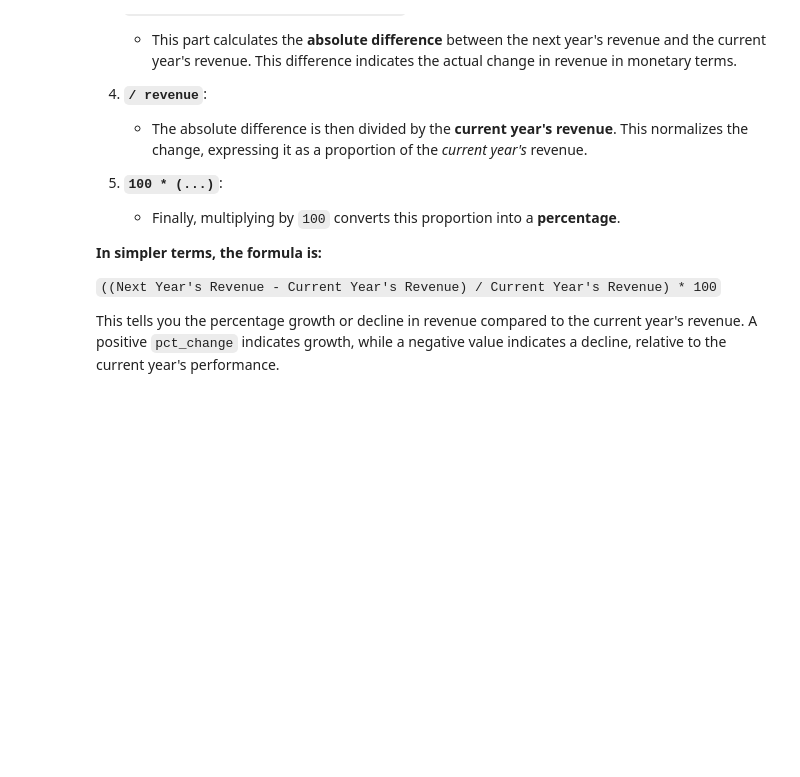
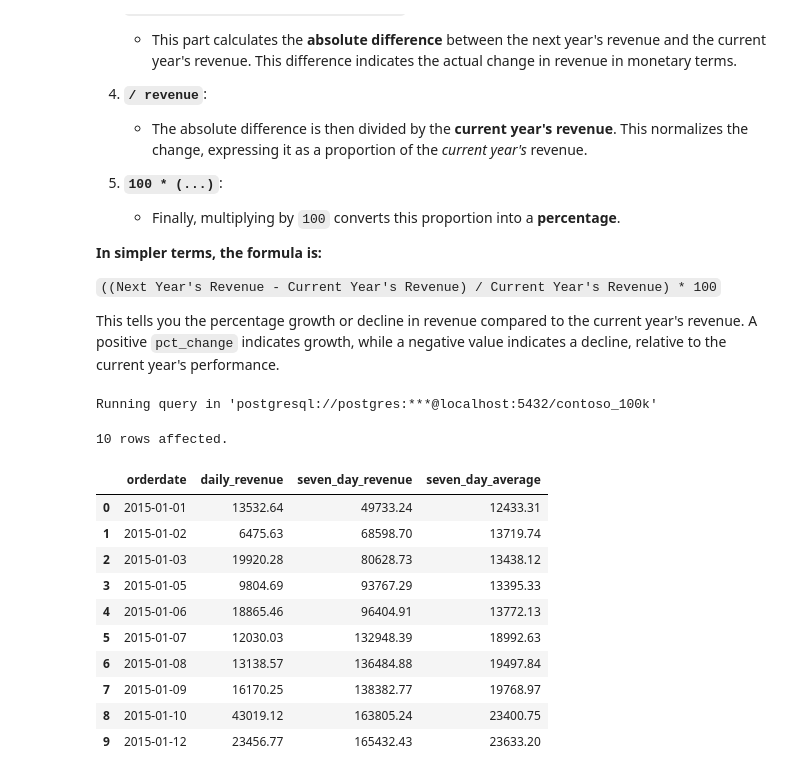
Before and after one commit to Du6eniuk/Du6eniuk, a Jupyter notebook: 0_Intro/2_Colab_Notebooks.ipynb, the cells around one changed output. Cells and saved outputs as stored; diff of their text form; code cells hidden in the pictures; blank space fills up the shorter version.

```diff
--- a/0_Intro/2_Colab_Notebooks.ipynb
+++ b/0_Intro/2_Colab_Notebooks.ipynb
@@ -1592,3 +1592,32 @@ Here's a breakdown of the formula:
 `((Next Year's Revenue - Current Year's Revenue) / Current Year's Revenue) * 100`
 
 This tells you the percentage growth or decline in revenue compared to the current year's revenue. A positive `pct_change` indicates growth, while a negative value indicates a decline, relative to the current year's performance.
+# %%
+# 🟨 7-Day Rolling Revenue (3.5.1) - Problem
+# Calculate a 7-day rolling revenue window to analyze short-term trends in daily sales. This helps smooth out daily fluctuations and highlight patterns in weekly performance.
+%%sql
+WITH daily_info AS (SELECT orderdate, SUM(quantity * netprice / exchangerate) AS daily_revenue
+FROM sales
+GROUP BY orderdate
+ORDER BY orderdate)
+
+SELECT orderdate,
+daily_revenue,
+SUM(daily_revenue) OVER(ORDER BY orderdate ROWS BETWEEN 3 PRECEDING AND 3 FOLLOWING) AS seven_day_revenue,
+AVG(daily_revenue) OVER(ORDER BY orderdate ROWS BETWEEN 3 PRECEDING AND 3 FOLLOWING) AS seven_day_average
+FROM daily_info
+LIMIT 10
+# %% [output]
+Running query in 'postgresql://postgres:***@localhost:5432/contoso_100k'
+10 rows affected.
+|  | orderdate | daily_revenue | seven_day_revenue | seven_day_average |
+| 0 | 2015-01-01 | 13532.64 | 49733.24 | 12433.31 |
+| 1 | 2015-01-02 | 6475.63 | 68598.70 | 13719.74 |
+| 2 | 2015-01-03 | 19920.28 | 80628.73 | 13438.12 |
+| 3 | 2015-01-05 | 9804.69 | 93767.29 | 13395.33 |
+| 4 | 2015-01-06 | 18865.46 | 96404.91 | 13772.13 |
+| 5 | 2015-01-07 | 12030.03 | 132948.39 | 18992.63 |
+| 6 | 2015-01-08 | 13138.57 | 136484.88 | 19497.84 |
+| 7 | 2015-01-09 | 16170.25 | 138382.77 | 19768.97 |
+| 8 | 2015-01-10 | 43019.12 | 163805.24 | 23400.75 |
+| 9 | 2015-01-12 | 23456.77 | 165432.43 | 23633.20 |
```
Also changed, not shown: parts of 7 cells of this notebook.
